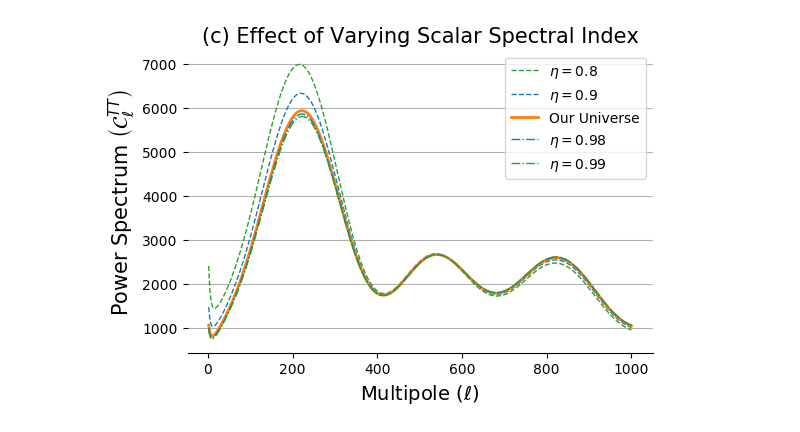
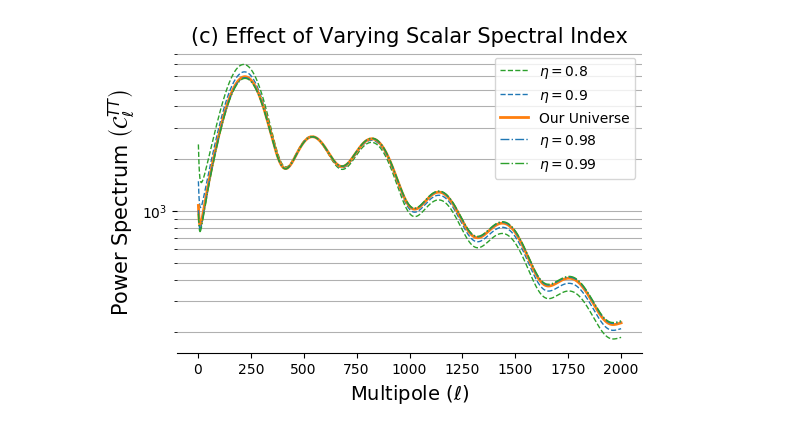
Before and after one commit to katnquinn/CMB_ModelManifold, a Jupyter notebook: Varying Parameter Plots.ipynb, the cells around one changed output. Drawn from its saved outputs; the diff is of its cells as text; code cells hidden in the pictures.

```diff
--- a/Varying Parameter Plots.ipynb
+++ b/Varying Parameter Plots.ipynb
@@ -29,7 +29,7 @@ def makeParamFile(folder, ID, ombh2 = 0.0226, omch2 = 0.112, H0 = 67.74, As = 2.
     paramText += '#  To get accurate lensed BB need to have l_max_scalar>2000, k_eta_max_scalar > 10000 \n'
     paramText += '#  To get accurate lensing potential you also need k_eta_max_scalar > 10000 \n'
     paramText += '#  Otherwise k_eta_max_scalar=2*l_max_scalar usually suffices, or dont set to use default \n'
-    paramText += 'l_max_scalar      = 1000 \n'
+    paramText += 'l_max_scalar      = 2000 \n'
     paramText += '#k_eta_max_scalar  = 2800 \n'
 
     paramText += '#  Tensor settings should be less than or equal to the above \n'
@@ -468,6 +472,8 @@ for eta in etalist:
     etaClList.append(loadCl('varParams','eta'+str(eta)))
 # %%
 fig, ax = plt.subplots(dpi=100)
+
+plt.yscale('log')
 
 idx = 0
 for cl in etaClList:
@@ -484,34 +490,34 @@ for cl in etaClList:
         c = 'C0'
         label = r'$\eta = $'+str(eta)
         if eta > 0.9667:
             linestyle = '-.'
         else:
             linestyle = '--'
     if (idx == 0) or (idx == 4):
         c = 'C2'
     plt.plot(cl[:,0],cl[:,1], alpha = 1, c=c, linewidth=linewidth, label=label, linestyle = linestyle)
     idx += 1
 
 #plt.xscale('log')
 #plt.yscale('log')
 
 plt.legend()
 
 ax.patch.set_alpha(0)
 
 for loc in ['top','left','right']:
     ax.spines[loc].set_visible(False)
 
 plt.grid(axis='y',which='both')
 
 plt.xlabel('Multipole '+r'$(\ell)$',fontsize=14)
 plt.ylabel('Power Spectrum '+r'$\left(\mathcal{C}_\ell^{TT}\right)$',fontsize=15)
 
 plt.title('(c) Effect of Varying Scalar Spectral Index', fontsize=15)
 
 plt.show()
 # %% [output]
-[figure, old version]
+[figure, new version]
 # %%
 taolist = [0.04,0.05,0.066,0.07,0.08,0.09]
 taoClList = []
```
Also changed, not shown: parts of 5 cells of this notebook.
